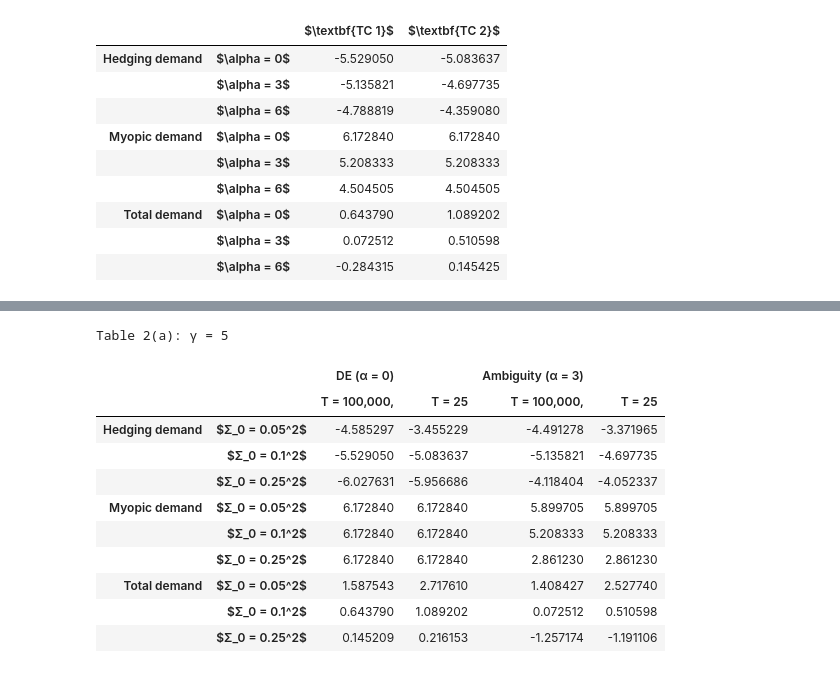
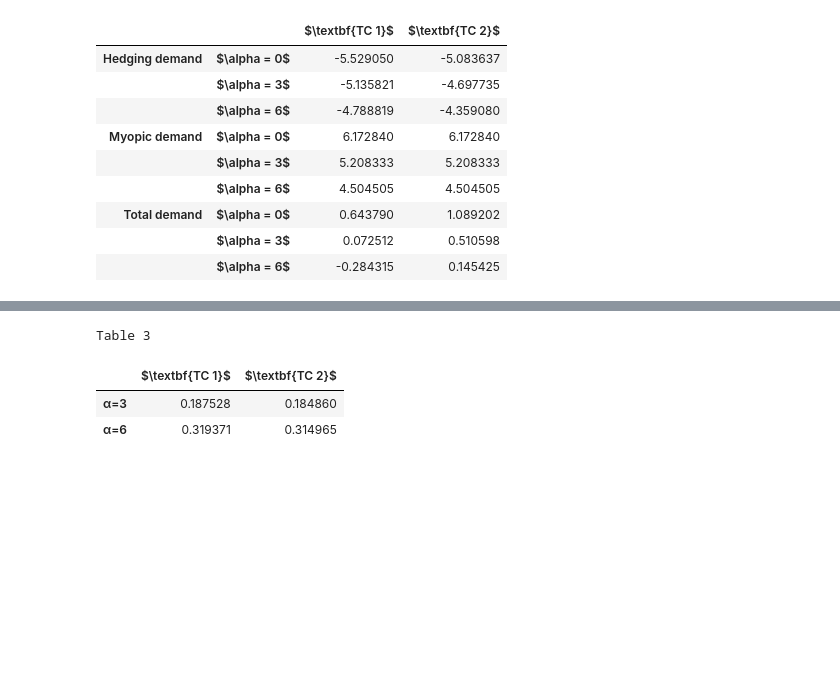
Before and after one commit to lphansen/PortfolioChoice, a Jupyter notebook: PortfolioSolution.ipynb, the cells around one changed output, grey strips where cells are left out. Saved outputs shown, nothing was run; the diff lists cells and outputs as text; code cells hidden in the pictures; blank space fills up the shorter version.

```diff
--- a/PortfolioSolution.ipynb
+++ b/PortfolioSolution.ipynb
@@ -406 +537,36 @@ Table 1: γ = 5, and Σ_0 = 0.1^2
+# %%
+# table 3
+
+def distortion_slope(k2, args):
+    Σ0, B_y, γ, α, δ, r = args
+    ψ_slope = total_slope(k2[0], args)
+    res = α*Σ0*(ψ_slope + k2[0]*Σ0/B_y**2)
+    return res
+
+γ = 5
+Σ = 0.1**2
+Alphas = [3, 6]
+
+temp = []
+for alpha in Alphas:
+    distortion_temp = []
+    k2_Miao, _ = simulate_K0(25, 0.1, args=(Σ, B_y, γ, alpha, δ, r), limitingTerm=False)
+    distortion_Miao = distortion_slope(k2_Miao, args=(Σ, B_y, γ, alpha, δ, r))
+    k2_Hansen, _ = simulate_K0(100_000, 0.1, args=(Σ, B_y, γ, alpha, δ, r), limitingTerm=True)
+    distortion_Hansen = distortion_slope(k2_Hansen, args=(Σ, B_y, γ, alpha, δ, r))
+    distortion_temp.append(distortion_Hansen)
+    distortion_temp.append(distortion_Miao)
+    temp.append(distortion_temp)
+
+data3 = temp
+ids = ["α=3", "α=6"]
+# ids = pd.MultiIndex.from_product([contents, ['$\\alpha = 0$', '$\\alpha = 3$', "$\\alpha = 6$"]])
+tab3 = pd.DataFrame(data3, index=ids, columns=["$\textbf{TC 1}$", "$\textbf{TC 2}$"])
+print("Table 3")
+tab3
+# %% [output]
+Table 3
+|  | $\textbf{TC 1}$ | $\textbf{TC 2}$ |
+| α=3 | 0.187528 | 0.184860 |
+| α=6 | 0.319371 | 0.314965 |
 # %%
@@ -445,23 +611,10 @@ data2 = temp
 # %%
-dates = ["DE (α = 0)", "Ambiguity (α = 3)"]
-cols = pd.MultiIndex.from_product([dates, ["T = 100,000,", "T = 25"]])
+# dates = ["DE (α = 0)", "Ambiguity (α = 3)"]
+# cols = pd.MultiIndex.from_product([dates, ["T = 100,000,", "T = 25"]])
 
-contents = ["Hedging demand", "Myopic demand", "Total demand"]
-ids = pd.MultiIndex.from_product([contents, ['$Σ_0 = 0.05^2$', '$Σ_0 = 0.1^2$', "$Σ_0 = 0.25^2$"]])
-print("Table 2(a): γ = 5")
-tab2 = pd.DataFrame(data2, index=ids, columns=cols)
-tab2
+# contents = ["Hedging demand", "Myopic demand", "Total demand"]
+# ids = pd.MultiIndex.from_product([contents, ['$Σ_0 = 0.05^2$', '$Σ_0 = 0.10^2$', "$Σ_0 = 0.25^2$"]])
+# print("Table 2(a): γ = 5")
+# tab2 = pd.DataFrame(data2, index=ids, columns=cols)
+# tab2
-# %% [output]
-Table 2(a): γ = 5
-|  |  | DE (α = 0) |  | Ambiguity (α = 3) |  |
-|  |  | T = 100,000, | T = 25 | T = 100,000, | T = 25 |
-| Hedging demand | $Σ_0 = 0.05^2$ | -4.585297 | -3.455229 | -4.491278 | -3.371965 |
-|  | $Σ_0 = 0.1^2$ | -5.529050 | -5.083637 | -5.135821 | -4.697735 |
-|  | $Σ_0 = 0.25^2$ | -6.027631 | -5.956686 | -4.118404 | -4.052337 |
-| Myopic demand | $Σ_0 = 0.05^2$ | 6.172840 | 6.172840 | 5.899705 | 5.899705 |
-|  | $Σ_0 = 0.1^2$ | 6.172840 | 6.172840 | 5.208333 | 5.208333 |
-|  | $Σ_0 = 0.25^2$ | 6.172840 | 6.172840 | 2.861230 | 2.861230 |
-| Total demand | $Σ_0 = 0.05^2$ | 1.587543 | 2.717610 | 1.408427 | 2.527740 |
-|  | $Σ_0 = 0.1^2$ | 0.643790 | 1.089202 | 0.072512 | 0.510598 |
-|  | $Σ_0 = 0.25^2$ | 0.145209 | 0.216153 | -1.257174 | -1.191106 |
 # %%
```
Also changed, not shown: parts of 27 cells of this notebook.
